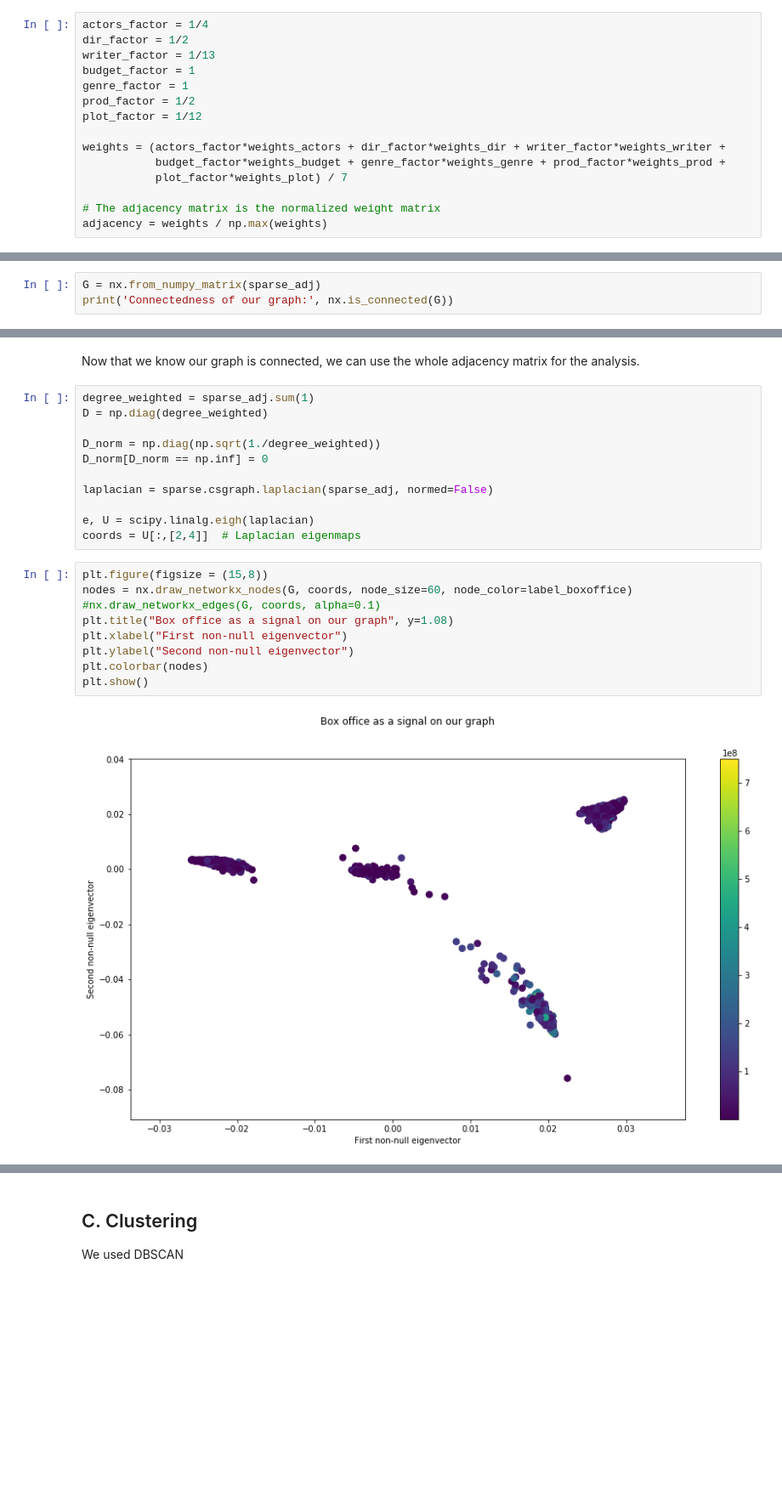
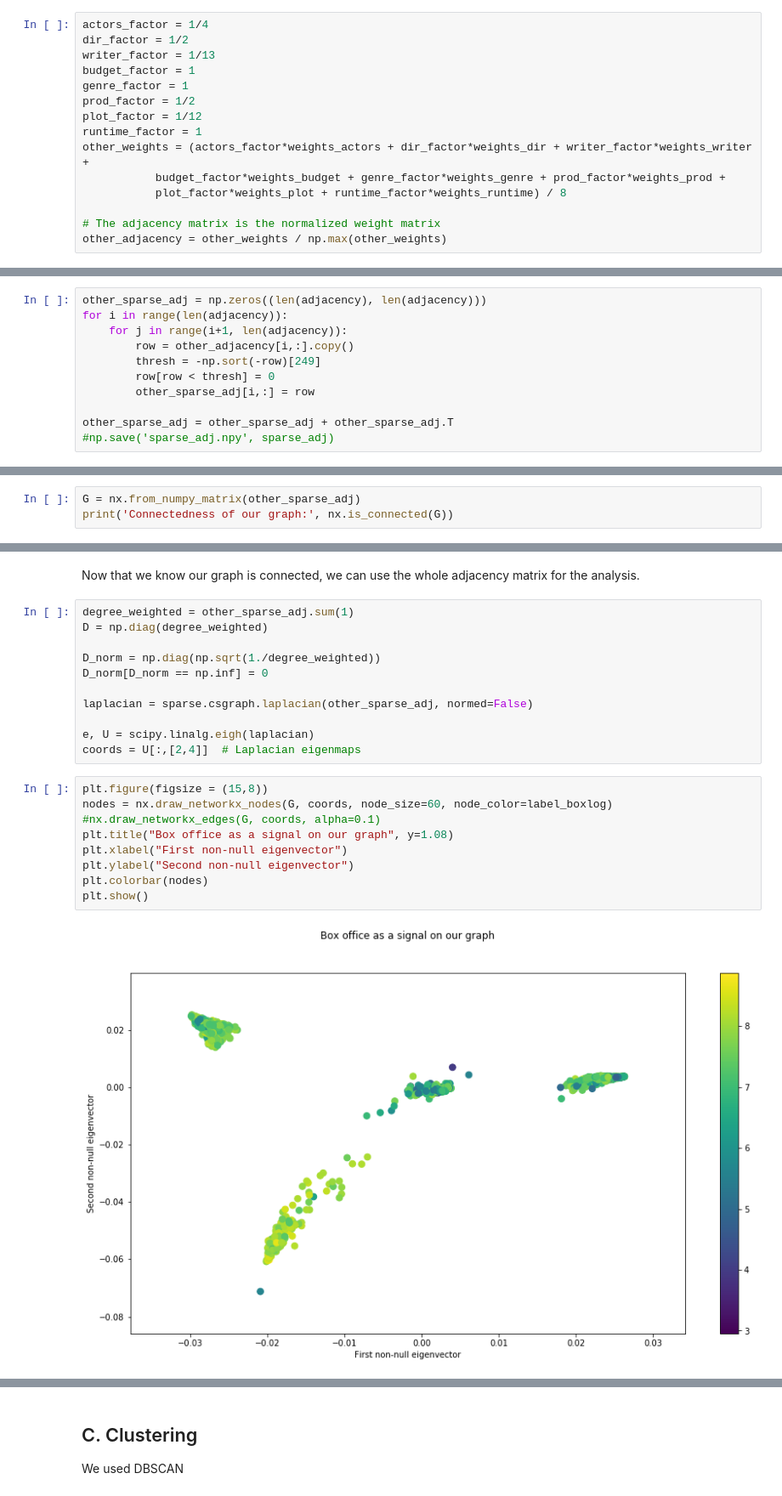
Before and after one commit to illorens/Project_NTDS, a Jupyter notebook: Analysis_graph.ipynb, the cells around one changed output, grey strips where cells are left out. Shown at 85% size. Cells and saved outputs as stored; diff of their text form; blank space fills up the shorter version.

```diff
--- a/Analysis_graph.ipynb
+++ b/Analysis_graph.ipynb
@@ -702,11 +715,11 @@ budget_factor = 1
 genre_factor = 1
 prod_factor = 1/2
 plot_factor = 1/12
-
-weights = (actors_factor*weights_actors + dir_factor*weights_dir + writer_factor*weights_writer +
+runtime_factor = 1
+other_weights = (actors_factor*weights_actors + dir_factor*weights_dir + writer_factor*weights_writer +
            budget_factor*weights_budget + genre_factor*weights_genre + prod_factor*weights_prod +
-           plot_factor*weights_plot) / 7
+           plot_factor*weights_plot + runtime_factor*weights_runtime) / 8
 
 # The adjacency matrix is the normalized weight matrix
-adjacency = weights / np.max(weights)
+other_adjacency = other_weights / np.max(other_weights)
 # %%
@@ -724,6 +737,17 @@ for i in range(len(adjacency)):
 
 sparse_adj = sparse_adj + sparse_adj.T
 np.save('sparse_adj.npy', sparse_adj)
+# %%
+other_sparse_adj = np.zeros((len(adjacency), len(adjacency)))
+for i in range(len(adjacency)):
+    for j in range(i+1, len(adjacency)):
+        row = other_adjacency[i,:].copy()
+        thresh = -np.sort(-row)[249]
+        row[row < thresh] = 0
+        other_sparse_adj[i,:] = row
+
+other_sparse_adj = other_sparse_adj + other_sparse_adj.T
+#np.save('sparse_adj.npy', sparse_adj)
 # %%
 sparse_adj = np.load('sparse_adj.npy')
 weights = np.load('weights.npy')
@@ -744,34 +766,34 @@ label_tomato[label_tomato > 100] = 44
 # %% [markdown]
 ## B. All features combined
 # %%
-G = nx.from_numpy_matrix(sparse_adj)
+G = nx.from_numpy_matrix(other_sparse_adj)
 print('Connectedness of our graph:', nx.is_connected(G))
 # %% [output]
 Connectedness of our graph: True
 # %% [markdown]
 Now that we know our graph is connected, we can use the whole adjacency matrix for the analysis.
 # %%
-degree_weighted = sparse_adj.sum(1)
+degree_weighted = other_sparse_adj.sum(1)
 D = np.diag(degree_weighted)
 
 D_norm = np.diag(np.sqrt(1./degree_weighted))
 D_norm[D_norm == np.inf] = 0
 
-laplacian = sparse.csgraph.laplacian(sparse_adj, normed=False)
+laplacian = sparse.csgraph.laplacian(other_sparse_adj, normed=False)
 
 e, U = scipy.linalg.eigh(laplacian)
 coords = U[:,[2,4]]  # Laplacian eigenmaps
 # %%
 plt.figure(figsize = (15,8))
-nodes = nx.draw_networkx_nodes(G, coords, node_size=60, node_color=label_boxoffice)
+nodes = nx.draw_networkx_nodes(G, coords, node_size=60, node_color=label_boxlog)
 #nx.draw_networkx_edges(G, coords, alpha=0.1)
 plt.title("Box office as a signal on our graph", y=1.08)
 plt.xlabel("First non-null eigenvector")
 plt.ylabel("Second non-null eigenvector")
 plt.colorbar(nodes)
 plt.show()
 # %% [output]
-[figure, old version]
+[figure, new version]
 # %%
 plt.figure(figsize = (15,8))
 nodes = nx.draw_networkx_nodes(G, coords, node_size=60, node_color=label_metacritic)
```
Also changed, not shown: parts of 43 cells of this notebook.
